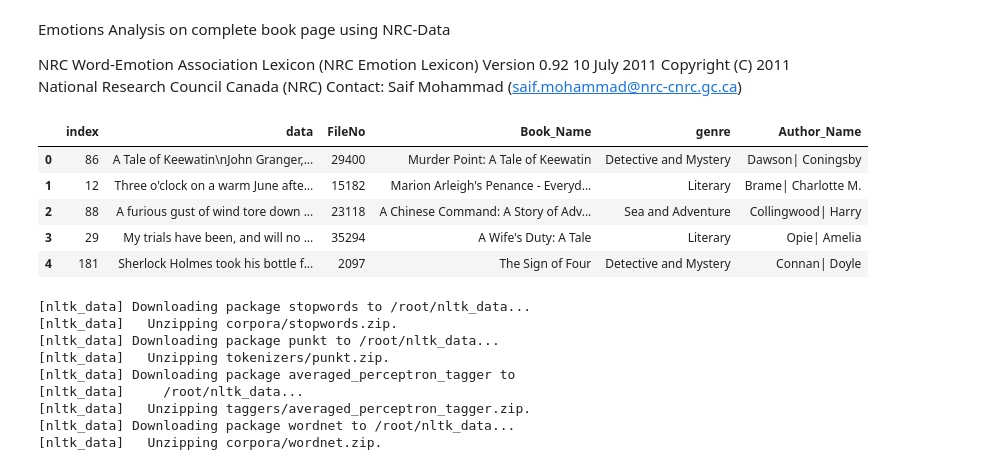
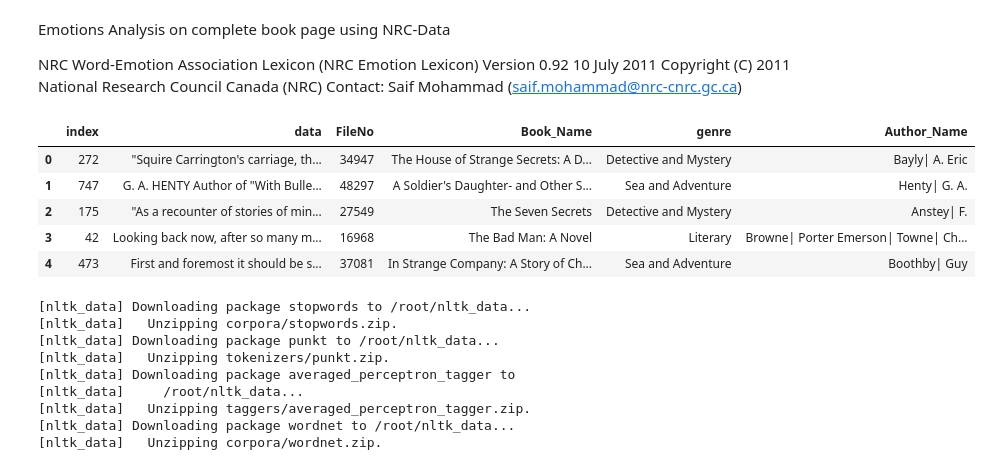
Before and after one commit to BlackCurrantDS/ATiML-Project, a Jupyter notebook: Emotional_Analysis.ipynb, the cells around one changed output. Drawn from its saved outputs; the diff is of its cells as text; code cells hidden in the pictures.

```diff
--- a/Emotional_Analysis.ipynb
+++ b/Emotional_Analysis.ipynb
@@ -12,16 +12,18 @@ Contact: Saif Mohammad (saif.mohammad@nrc-cnrc.gc.ca)
 # %%
 #Importing the file
 import pandas as pd
-books = pd.read_csv("books_train.csv", index_col=0)
+#books = pd.read_csv("books_train.csv", index_col=0)
+books = pd.read_csv("books_validation.csv", index_col=0)
+#books = pd.read_csv("books_test.csv", index_col=0)
 books.reset_index(inplace = True)
 books.head(5)
 # %% [output]
 |  | index | data | FileNo | Book_Name | genre | Author_Name |
-| 0 | 86 | A Tale of Keewatin\nJohn Granger,... | 29400 | Murder Point: A Tale of Keewatin | Detective and Mystery | Dawson| Coningsby |
-| 1 | 12 | Three o'clock on a warm June afte... | 15182 | Marion Arleigh's Penance - Everyd... | Literary | Brame| Charlotte M. |
-| 2 | 88 | A furious gust of wind tore down ... | 23118 | A Chinese Command: A Story of Adv... | Sea and Adventure | Collingwood| Harry |
-| 3 | 29 | My trials have been, and will no ... | 35294 | A Wife's Duty: A Tale | Literary | Opie| Amelia |
-| 4 | 181 | Sherlock Holmes took his bottle f... | 2097 | The Sign of Four | Detective and Mystery | Connan| Doyle |
+| 0 | 272 | "Squire Carrington's carriage, th... | 34947 | The House of Strange Secrets: A D... | Detective and Mystery | Bayly| A. Eric |
+| 1 | 747 | G. A. HENTY Author of "With Bulle... | 48297 | A Soldier's Daughter- and Other S... | Sea and Adventure | Henty| G. A. |
+| 2 | 175 | "As a recounter of stories of min... | 27549 | The Seven Secrets | Detective and Mystery | Anstey| F. |
+| 3 | 42 | Looking back now, after so many m... | 16968 | The Bad Man: A Novel | Literary | Browne| Porter Emerson| Towne| Ch... |
+| 4 | 473 | First and foremost it should be s... | 37081 | In Strange Company: A Story of Ch... | Sea and Adventure | Boothby| Guy |
 # %%
 del books['index']
 # %%
```
Also changed, not shown: parts of 5 cells of this notebook.
